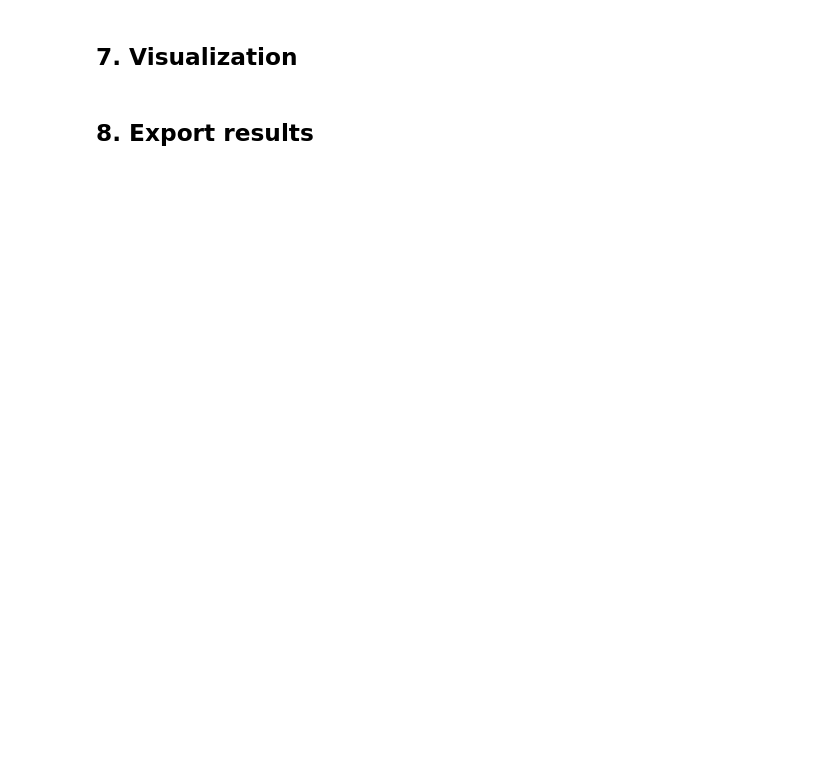
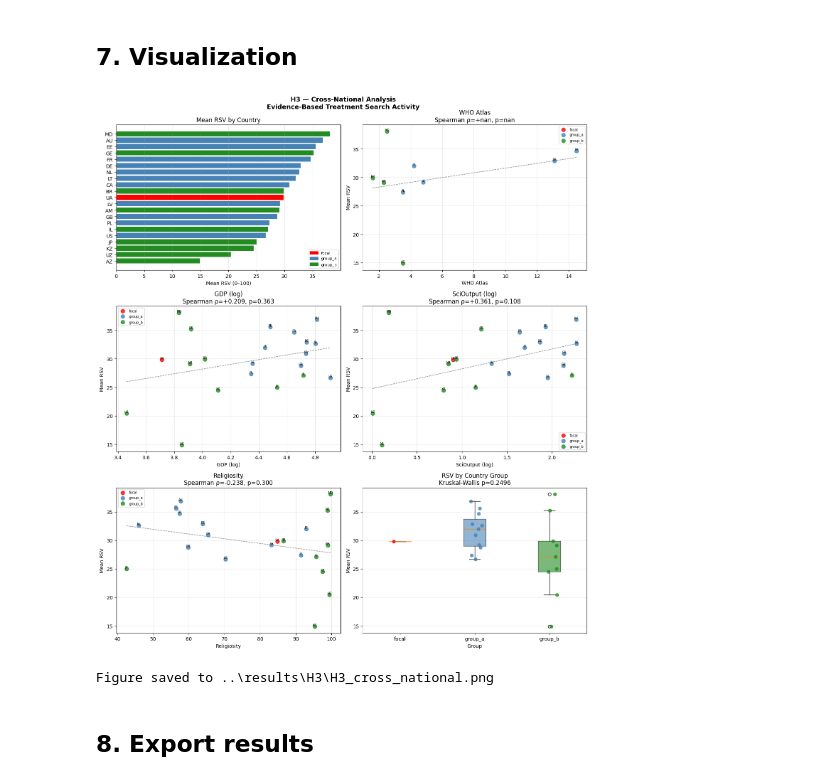
Before and after one commit to esyd/psych-help-trends, a Jupyter notebook: analysis/05_H3_cross_national.ipynb, the cells around one changed output. Cells and saved outputs as stored; diff of their text form; code cells hidden in the pictures; blank space fills up the shorter version.

```diff
--- a/analysis/05_H3_cross_national.ipynb
+++ b/analysis/05_H3_cross_national.ipynb
@@ -434,43 +543,49 @@ for (row, col), (pred_col, label) in zip(plot_positions, PREDICTORS.items()):
                         (df.loc[idx, pred_col], df.loc[idx, 'mean_rsv']),
                         fontsize=6, ha='center', va='bottom')
 
-    # Regression line
-    x_vals = df[pred_col].values
-    z = np.polyfit(x_vals, df['mean_rsv'].values, 1)
-    p_line = np.poly1d(z)
-    x_line = np.linspace(x_vals.min(), x_vals.max(), 100)
-    ax.plot(x_line, p_line(x_line), 'k--', linewidth=1, alpha=0.5)
+    # Regression line (only for non-missing values)
+    mask_valid = df[pred_col].notna() & df['mean_rsv'].notna()
+    if mask_valid.sum() >= 3:
+        x_vals = df.loc[mask_valid, pred_col].values
+        y_vals = df.loc[mask_valid, 'mean_rsv'].values
+        z = np.polyfit(x_vals, y_vals, 1)
+        p_line = np.poly1d(z)
+        x_line = np.linspace(x_vals.min(), x_vals.max(), 100)
+        ax.plot(x_line, p_line(x_line), 'k--', linewidth=1, alpha=0.5)
 
     rho = spearman_results[pred_col]['rho']
     p_sp = spearman_results[pred_col]['p']
     ax.set_title(f'{label}\nSpearman ρ={rho:+.3f}, p={p_sp:.3f}')
     ax.set_xlabel(label)
     ax.set_ylabel('Mean RSV')
     ax.legend(fontsize=7)
     ax.grid(alpha=0.3)
 
 # ── Plot 6: Boxplot — RSV by country group ─────────────────────────────────────
 ax6 = axes[2, 1]
 group_order = [g for g in ['focal', 'group_a', 'group_b'] if g in df['group'].values]
 box_data    = [df[df['group'] == g]['mean_rsv'].values for g in group_order]
 bp = ax6.boxplot(box_data, labels=group_order, patch_artist=True)
 group_color_list = [group_colors[g] for g in group_order]
 for patch, color in zip(bp['boxes'], group_color_list):
     patch.set_facecolor(color)
     patch.set_alpha(0.6)
 # Overlay individual points
 for j, (g, vals) in enumerate(zip(group_order, box_data)):
     ax6.scatter(np.full(len(vals), j+1) + np.random.uniform(-0.1, 0.1, len(vals)),
                 vals, color=group_colors[g], s=40, zorder=3, alpha=0.8)
 ax6.set_title(f'RSV by Country Group\nKruskal-Wallis p={kw_p:.4f}')
 ax6.set_xlabel('Group')
 ax6.set_ylabel('Mean RSV')
 ax6.grid(alpha=0.3, axis='y')
 
 plt.tight_layout()
 fig.savefig(OUTPUT_DIR / 'H3_cross_national.png', dpi=150, bbox_inches='tight')
 plt.show()
 print(f'Figure saved to {OUTPUT_DIR / "H3_cross_national.png"}')
+# %% [output]
+[figure, added]
+Figure saved to ..\results\H3\H3_cross_national.png
 # %% [markdown]
 ## 8. Export results
 # %%
```
Also changed, not shown: parts of 9 cells of this notebook, 1 other file.
